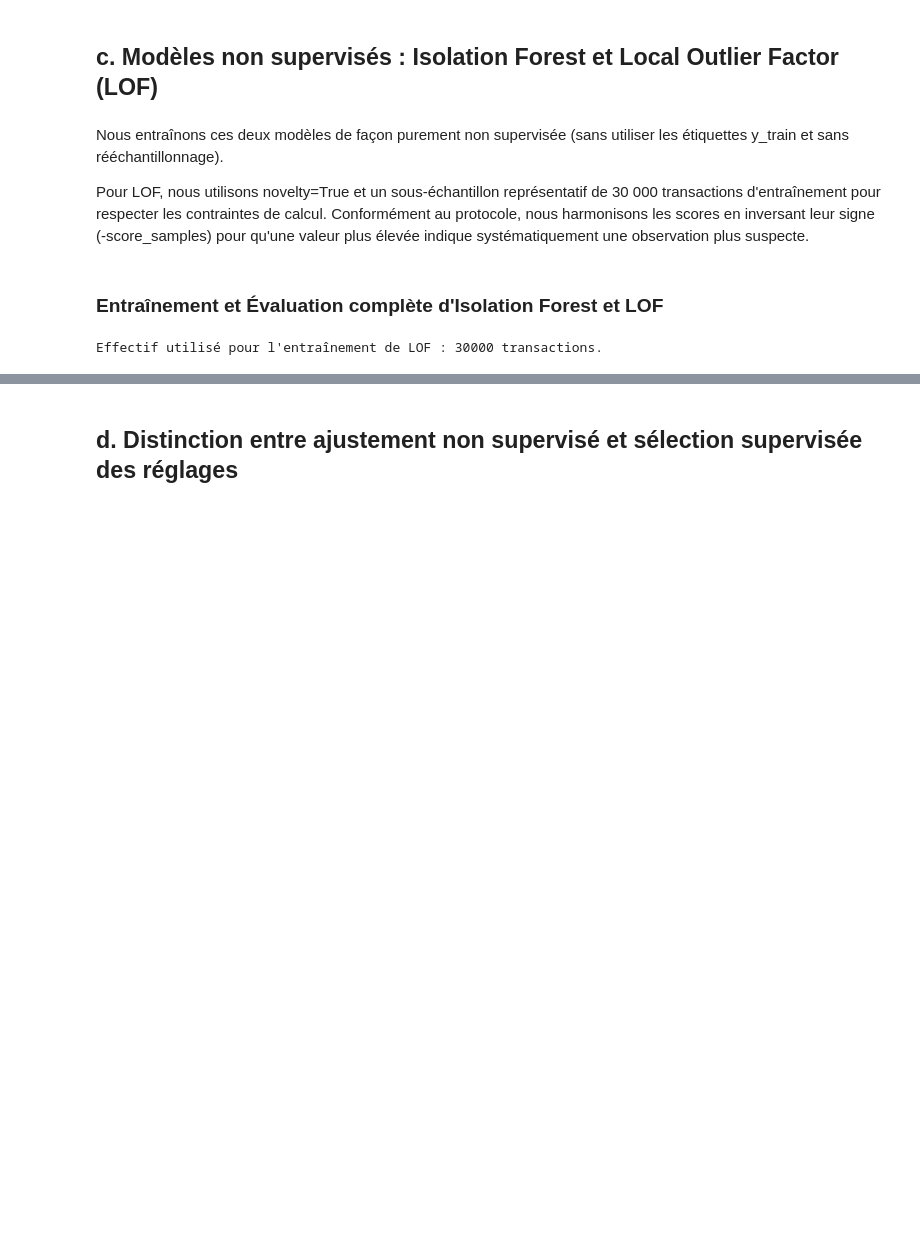
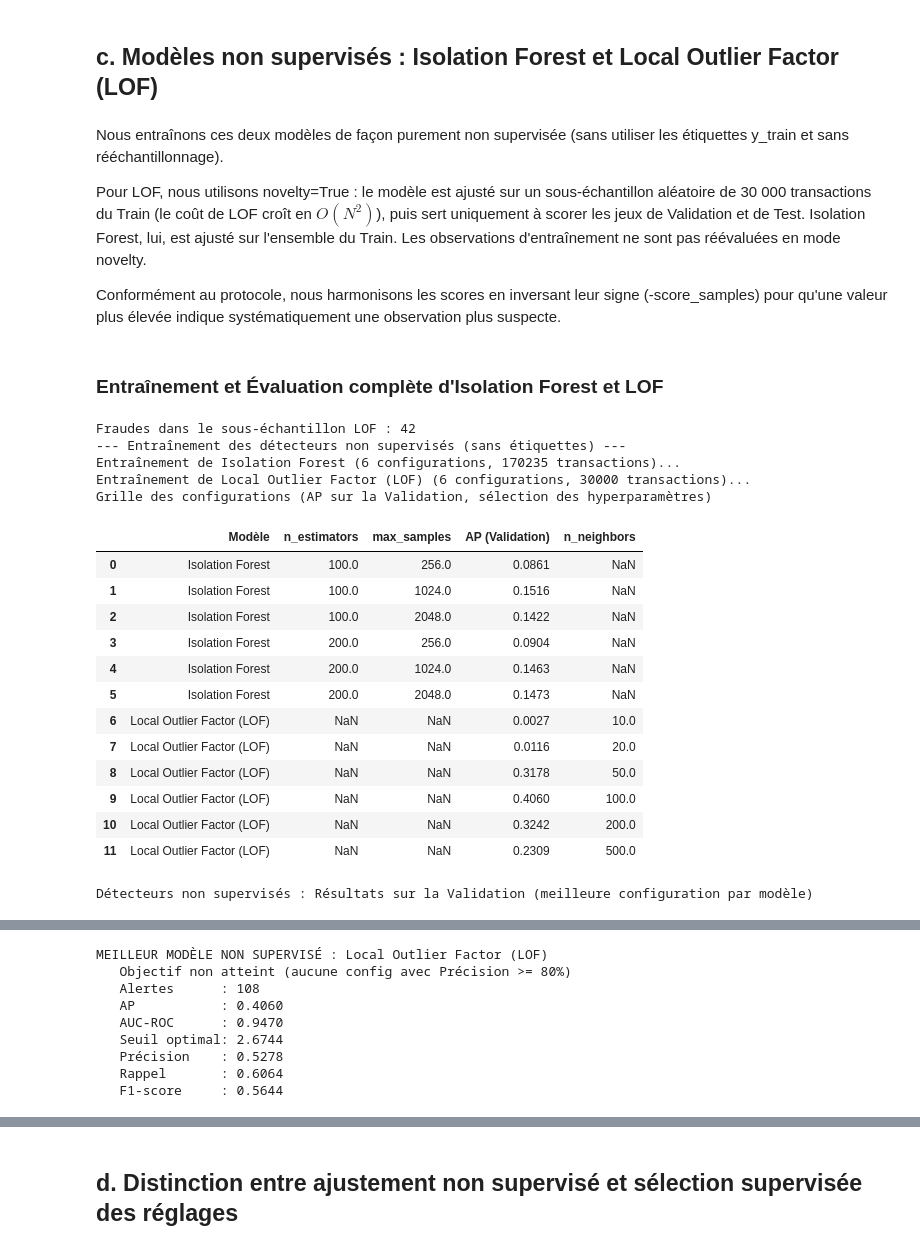
Before and after one commit to HananeDjouadi/TP-Anomalie-ML, a Jupyter notebook: notebook/partie2et3_fraudes.ipynb, the cells around one changed output, grey strips where cells are left out. Cells and saved outputs as stored; diff of their text form; code cells hidden in the pictures; blank space fills up the shorter version.

Commit message:
refactoring: 2 b.c.d : 6 config + modele non-sup

```diff
--- a/notebook/partie2et3_fraudes.ipynb
+++ b/notebook/partie2et3_fraudes.ipynb
@@ -333,35 +333,41 @@ GAGNANT FINAL : Régression Logistique (Rappel=0.7660, Précision=0.8276, AP=0.6
 # %% [markdown]
 Nous entraînons ces deux modèles de façon purement non supervisée (sans utiliser les étiquettes y_train et sans rééchantillonnage).
 
-Pour LOF, nous utilisons novelty=True et un sous-échantillon représentatif de 30 000 transactions d'entraînement pour respecter les contraintes de calcul.
+Pour LOF, nous utilisons novelty=True : le modèle est ajusté sur un sous-échantillon aléatoire de 30 000 transactions du Train (le coût de LOF croît en $O(N^2)$), puis sert uniquement à scorer les jeux de Validation et de Test. Isolation Forest, lui, est ajusté sur l'ensemble du Train. Les observations d'entraînement ne sont pas réévaluées en mode novelty.
+
 Conformément au protocole, nous harmonisons les scores en inversant leur signe (-score_samples) pour qu'une valeur plus élevée indique systématiquement une observation plus suspecte.
 # %% [markdown]
 ### Entraînement et Évaluation complète d'Isolation Forest et LOF
 # %%
-import numpy as np
-import pandas as pd
-from sklearn.ensemble import IsolationForest
-from sklearn.neighbors import LocalOutlierFactor
-from utils_files import utils_credit
+importlib.reload(utils_credit)
 
-# 1. Sous-échantillon fixe de 30 000 transactions pour LOF (autorisé par le sujet)
-np.random.seed(42)
-indices_sub = np.random.choice(len(X_train_s), size=30000, replace=False)
-X_train_sub = X_train_s.iloc[indices_sub]
+# IF ajusté sur tout le Train ; LOF (novelty=True) ajusté sur un sous-échantillon de 30 000 transactions ; seuils calibrés sur la Validation
+idx_lof = np.random.default_rng(42).choice(len(X_train_s), size=30000, replace=False)
+X_train_lof = np.asarray(X_train_s)[idx_lof]
 
-print(f"Effectif utilisé pour l'entraînement de LOF : {len(X_train_sub)} transactions.")
+# Le nombre de fraudes présentes dans ce sous-échantillon est affiché à titre de contrôle : il n'intervient ni dans le tirage, ni dans l'ajustement.
+print("Fraudes dans le sous-échantillon LOF :", int(np.asarray(y_train)[idx_lof].sum()))
 
-# 2. Définition des détecteurs non supervisés
-detecteurs = {
-    "Isolation Forest": IsolationForest(
-        n_estimators=100, contamination="auto", random_state=42, n_jobs=-1
-    ),
-    "Local Outlier Factor (LOF)": LocalOutlierFactor(
-        n_neighbors=20, novelty=True, n_jobs=-1
-    ),
-}
-
-resultats_non_sup = []
-scores_non_sup_dict = {}
+df_eval_non_sup, scores_non_sup_dict, detecteurs = utils_credit.entrainer_modeles_non_supervises(
+    X_train_s, X_val_s, y_val, X_train_lof=X_train_lof, random_state=42, min_precision=0.80
+)
 # %% [output]
-Effectif utilisé pour l'entraînement de LOF : 30000 transactions.
+Fraudes dans le sous-échantillon LOF : 42
+--- Entraînement des détecteurs non supervisés (sans étiquettes) ---
+Entraînement de Isolation Forest (6 configurations, 170235 transactions)...
+Entraînement de Local Outlier Factor (LOF) (6 configurations, 30000 transactions)...
+Grille des configurations (AP sur la Validation, sélection des hyperparamètres)
+|  | Modèle | n_estimators | max_samples | AP (Validation) | n_neighbors |
+| 0 | Isolation Forest | 100.0 | 256.0 | 0.0861 | NaN |
+| 1 | Isolation Forest | 100.0 | 1024.0 | 0.1516 | NaN |
+| 2 | Isolation Forest | 100.0 | 2048.0 | 0.1422 | NaN |
+| 3 | Isolation Forest | 200.0 | 256.0 | 0.0904 | NaN |
+| 4 | Isolation Forest | 200.0 | 1024.0 | 0.1463 | NaN |
+| 5 | Isolation Forest | 200.0 | 2048.0 | 0.1473 | NaN |
+| 6 | Local Outlier Factor (LOF) | NaN | NaN | 0.0027 | 10.0 |
+| 7 | Local Outlier Factor (LOF) | NaN | NaN | 0.0116 | 20.0 |
+| 8 | Local Outlier Factor (LOF) | NaN | NaN | 0.3178 | 50.0 |
+| 9 | Local Outlier Factor (LOF) | NaN | NaN | 0.4060 | 100.0 |
+| 10 | Local Outlier Factor (LOF) | NaN | NaN | 0.3242 | 200.0 |
+| 11 | Local Outlier Factor (LOF) | NaN | NaN | 0.2309 | 500.0 |
+Détecteurs non supervisés : Résultats sur la Validation (meilleure configuration par modèle)
@@ -367,0 +377,9 @@ Effectif utilisé pour l'entraînement de LOF : 30000 transactions.
+MEILLEUR MODÈLE NON SUPERVISÉ : Local Outlier Factor (LOF)
+   Objectif non atteint (aucune config avec Précision >= 80%)
+   Alertes      : 108
+   AP           : 0.4060
+   AUC-ROC      : 0.9470
+   Seuil optimal: 2.6744
+   Précision    : 0.5278
+   Rappel       : 0.6064
+   F1-score     : 0.5644
```
Also changed, not shown: parts of 5 cells of this notebook, 1 other file.
